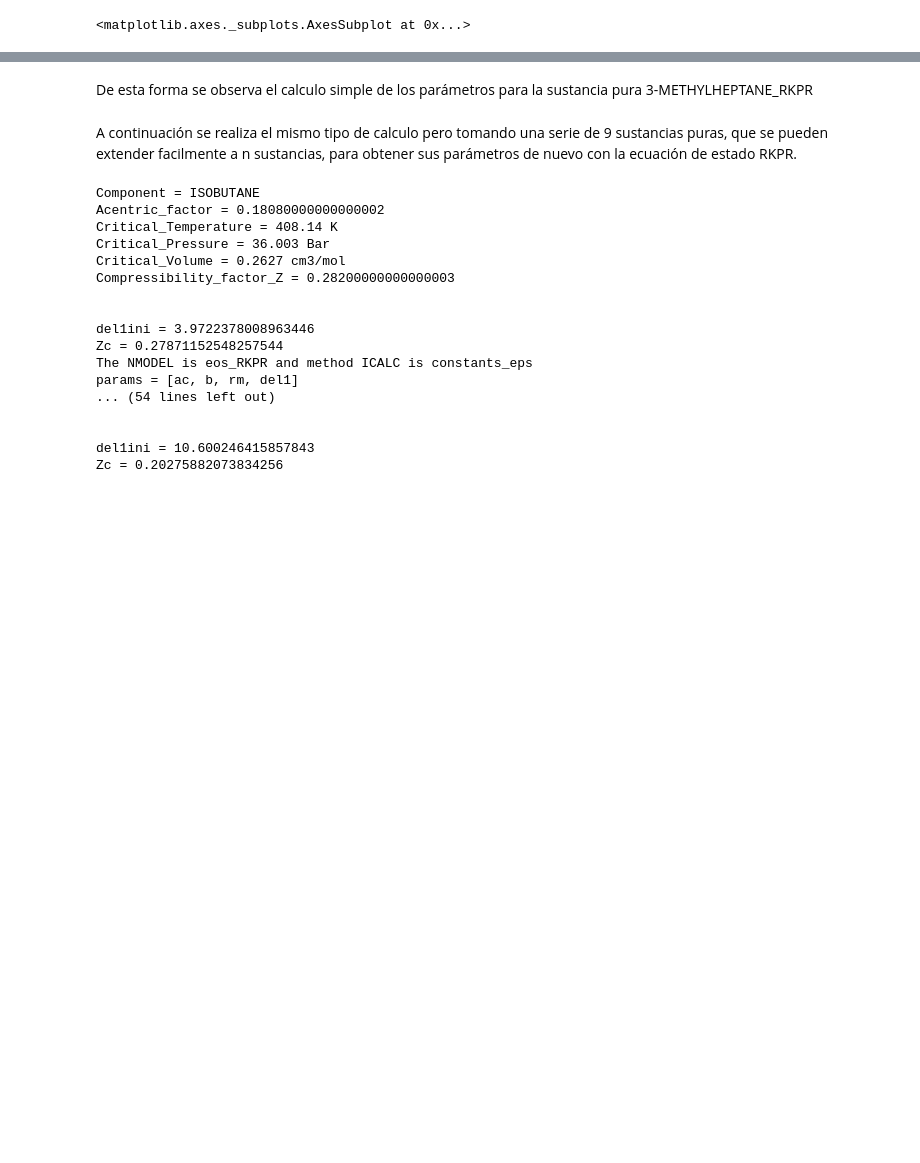
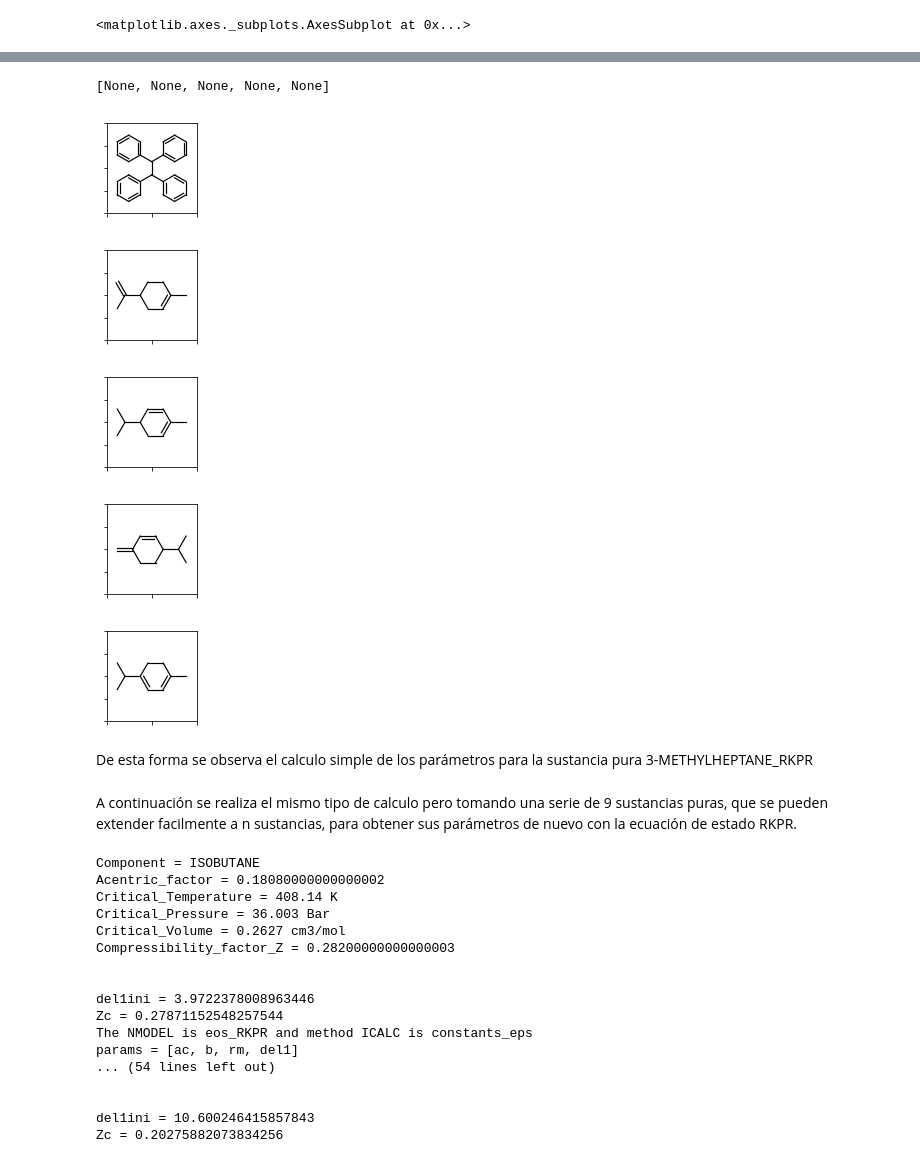
Before and after one commit to pysg/pyther, a Jupyter notebook: Parámetros de ecuaciones de estado (SRK, PR, RKPR)-Red Neuronal.ipynb, the cells around one changed output, grey strips where cells are left out. Saved outputs shown, nothing was run; the diff lists cells and outputs as text; code cells hidden in the pictures; blank space fills up the shorter version.

```diff
--- a/Parámetros de ecuaciones de estado (SRK, PR, RKPR)-Red Neuronal.ipynb
+++ b/Parámetros de ecuaciones de estado (SRK, PR, RKPR)-Red Neuronal.ipynb
@@ -702,3 +840,14 @@ data_check.plot()
+# %%
+# ensayo 4
+
+[graficarMolecula(smiles) for smiles in dppr_smiles]
+# %% [output]
+[None, None, None, None, None]
+[figure, added]
+[figure, added]
+[figure, added]
+[figure, added]
+[figure, added]
 # %% [markdown]
 De esta forma se observa el calculo simple de los parámetros para la sustancia pura 3-METHYLHEPTANE_RKPR
 # %% [markdown]
```
Also changed, not shown: parts of 15 cells of this notebook, 3 other files.
